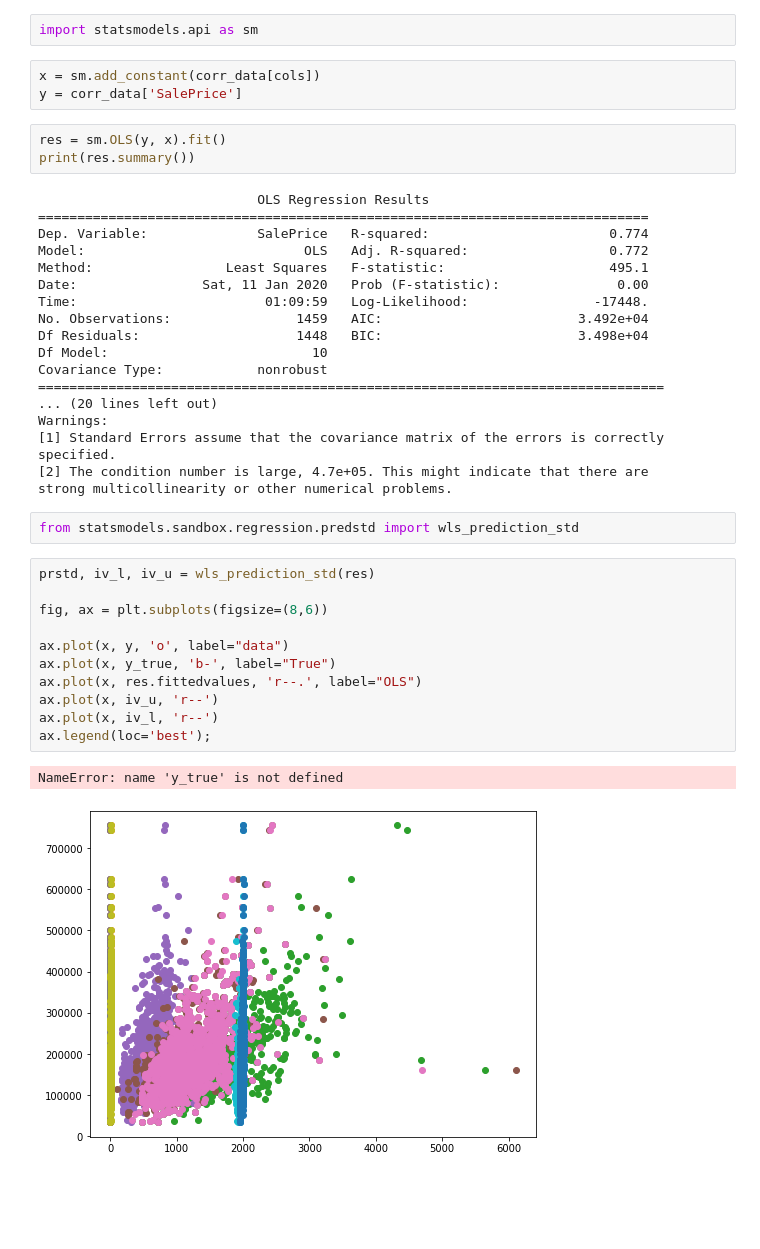
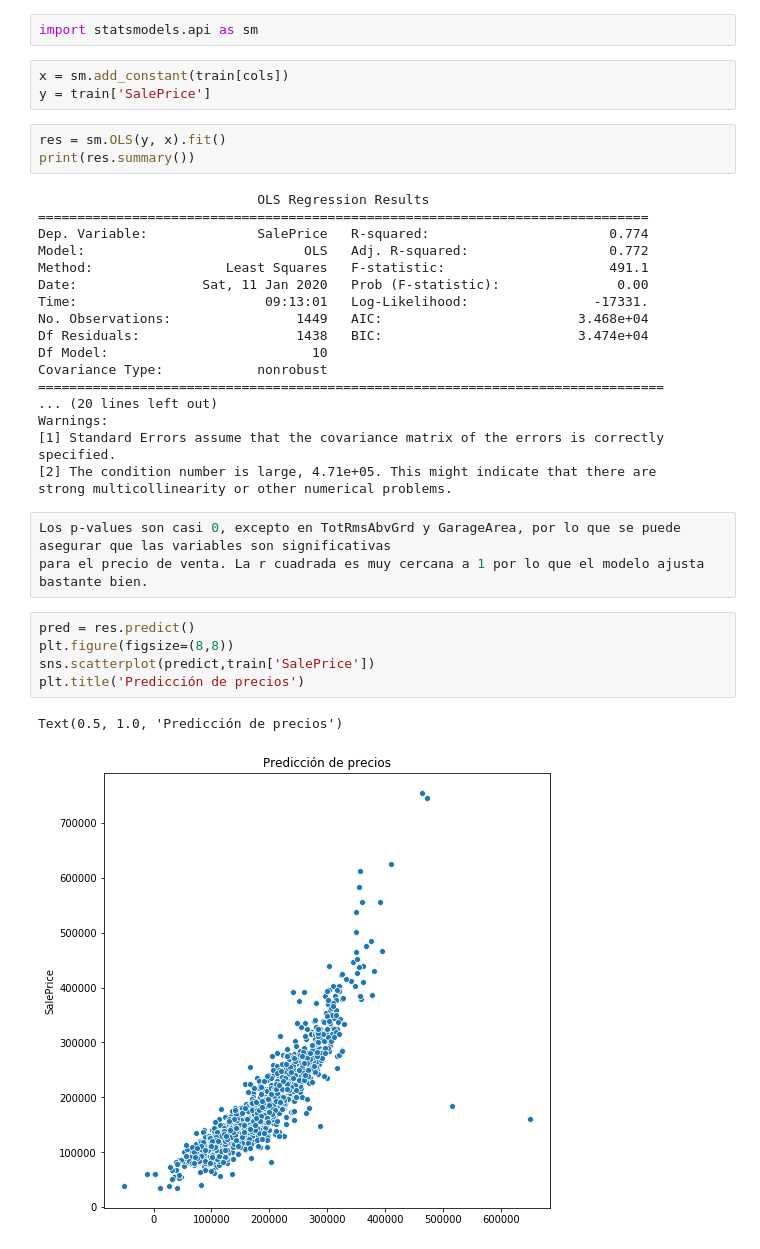
Before and after one commit to nohelycbr/statistical-analysis-project, a Jupyter notebook: your-code/statistical_analysis.ipynb, the cells around one changed output. Saved outputs shown, nothing was run; the diff lists cells and outputs as text; blank space fills up the shorter version.

Commit message:
Predicción de precios

```diff
--- a/your-code/statistical_analysis.ipynb
+++ b/your-code/statistical_analysis.ipynb
@@ -234,8 +246,8 @@ train, test = corr_data[:][:-10], corr_data[:][-10:]
 # %%
 import statsmodels.api as sm
 # %%
-x = sm.add_constant(corr_data[cols])
-y = corr_data['SalePrice']
+x = sm.add_constant(train[cols])
+y = train['SalePrice']
 # %%
 res = sm.OLS(y, x).fit()
 print(res.summary())
@@ -244,32 +256,27 @@ print(res.summary())
 ==============================================================================
 Dep. Variable:              SalePrice   R-squared:                       0.774
 Model:                            OLS   Adj. R-squared:                  0.772
-Method:                 Least Squares   F-statistic:                     495.1
+Method:                 Least Squares   F-statistic:                     491.1
 Date:                Sat, 11 Jan 2020   Prob (F-statistic):               0.00
-Time:                        01:09:59   Log-Likelihood:                -17448.
-No. Observations:                1459   AIC:                         3.492e+04
-Df Residuals:                    1448   BIC:                         3.498e+04
+Time:                        09:13:01   Log-Likelihood:                -17331.
+No. Observations:                1449   AIC:                         3.468e+04
+Df Residuals:                    1438   BIC:                         3.474e+04
 Df Model:                          10
 Covariance Type:            nonrobust
 ================================================================================
 ... (20 lines left out)
 Warnings:
 [1] Standard Errors assume that the covariance matrix of the errors is correctly specified.
-[2] The condition number is large, 4.7e+05. This might indicate that there are
+[2] The condition number is large, 4.71e+05. This might indicate that there are
 strong multicollinearity or other numerical problems.
-# %%
-from statsmodels.sandbox.regression.predstd import wls_prediction_std
-# %%
-prstd, iv_l, iv_u = wls_prediction_std(res)
-
-fig, ax = plt.subplots(figsize=(8,6))
-
-ax.plot(x, y, 'o', label="data")
-ax.plot(x, y_true, 'b-', label="True")
-ax.plot(x, res.fittedvalues, 'r--.', label="OLS")
-ax.plot(x, iv_u, 'r--')
-ax.plot(x, iv_l, 'r--')
-ax.legend(loc='best');
-# %% [output]
-NameError: name 'y_true' is not defined
-[figure, removed]
+# %%
+Los p-values son casi 0, excepto en TotRmsAbvGrd y GarageArea, por lo que se puede asegurar que las variables son significativas
+para el precio de venta. La r cuadrada es muy cercana a 1 por lo que el modelo ajusta bastante bien.
+# %%
+pred = res.predict()
+plt.figure(figsize=(8,8))
+sns.scatterplot(predict,train['SalePrice'])
+plt.title('Predicción de precios')
+# %% [output]
+Text(0.5, 1.0, 'Predicción de precios')
+[figure, added]
```
Also changed, not shown: parts of 1 cell of this notebook, 1 other file.
